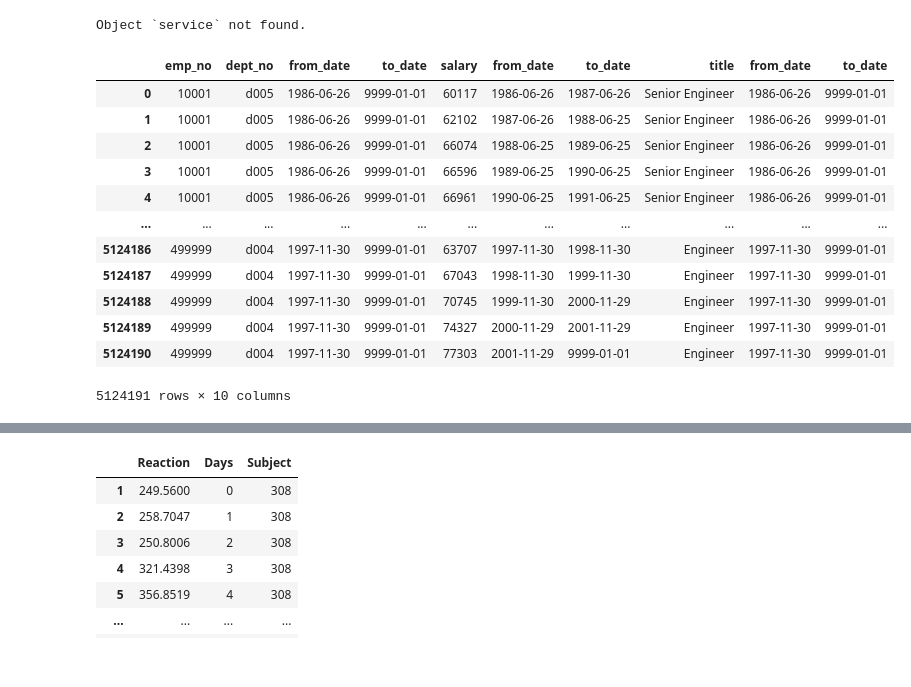
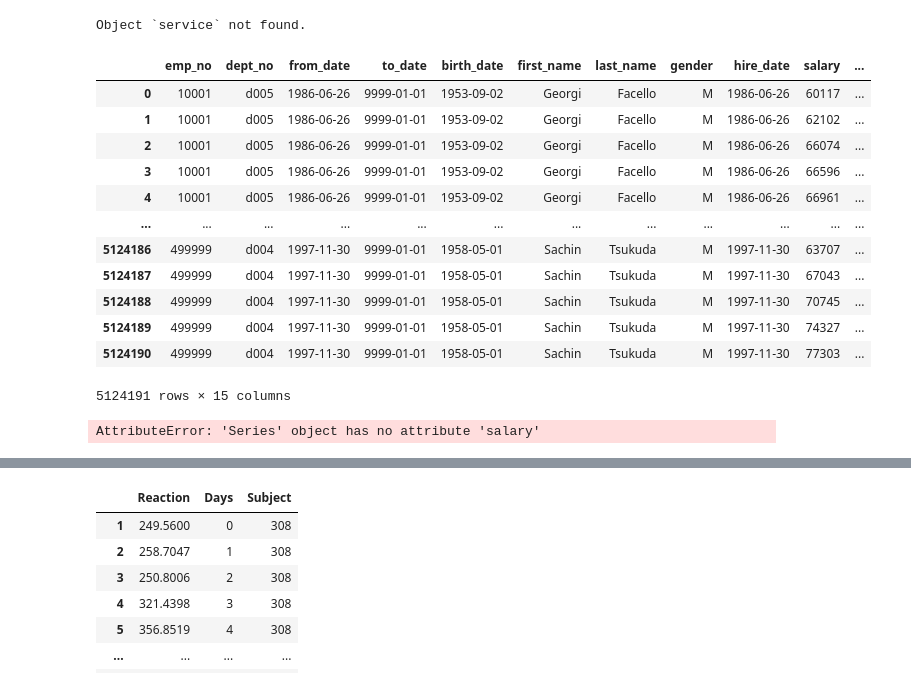
Before and after one commit to Alfred-W-S-Pirovits-Jr/statistics-exercises, a Jupyter notebook: hypothesis_testing.ipynb, the cells around one changed output, grey strips where cells are left out. Drawn from its saved outputs; the diff is of its cells as text; code cells hidden in the pictures.

```diff
--- a/hypothesis_testing.ipynb
+++ b/hypothesis_testing.ipynb
@@ -353,26 +353,31 @@ Object `service` not found.
 # %%
 query2 = '''
 SELECT *
 FROM dept_emp
-LEFT JOIN salaries USING (emp_no)
-LEFT JOIN titles USING(emp_no)
+JOIN employees USING (emp_no)
+JOIN salaries USING (emp_no)
+JOIN titles USING(emp_no);
 '''
 
 employees = pd.read_sql(query2, get_db_url('employees'))
 employees
 # %% [output]
-|  | emp_no | dept_no | from_date | to_date | salary | from_date | to_date | title | from_date | to_date |
-| 0 | 10001 | d005 | 1986-06-26 | 9999-01-01 | 60117 | 1986-06-26 | 1987-06-26 | Senior Engineer | 1986-06-26 | 9999-01-01 |
-| 1 | 10001 | d005 | 1986-06-26 | 9999-01-01 | 62102 | 1987-06-26 | 1988-06-25 | Senior Engineer | 1986-06-26 | 9999-01-01 |
-| 2 | 10001 | d005 | 1986-06-26 | 9999-01-01 | 66074 | 1988-06-25 | 1989-06-25 | Senior Engineer | 1986-06-26 | 9999-01-01 |
-| 3 | 10001 | d005 | 1986-06-26 | 9999-01-01 | 66596 | 1989-06-25 | 1990-06-25 | Senior Engineer | 1986-06-26 | 9999-01-01 |
-| 4 | 10001 | d005 | 1986-06-26 | 9999-01-01 | 66961 | 1990-06-25 | 1991-06-25 | Senior Engineer | 1986-06-26 | 9999-01-01 |
-| ... | ... | ... | ... | ... | ... | ... | ... | ... | ... | ... |
-| 5124186 | 499999 | d004 | 1997-11-30 | 9999-01-01 | 63707 | 1997-11-30 | 1998-11-30 | Engineer | 1997-11-30 | 9999-01-01 |
-| 5124187 | 499999 | d004 | 1997-11-30 | 9999-01-01 | 67043 | 1998-11-30 | 1999-11-30 | Engineer | 1997-11-30 | 9999-01-01 |
-| 5124188 | 499999 | d004 | 1997-11-30 | 9999-01-01 | 70745 | 1999-11-30 | 2000-11-29 | Engineer | 1997-11-30 | 9999-01-01 |
-| 5124189 | 499999 | d004 | 1997-11-30 | 9999-01-01 | 74327 | 2000-11-29 | 2001-11-29 | Engineer | 1997-11-30 | 9999-01-01 |
-| 5124190 | 499999 | d004 | 1997-11-30 | 9999-01-01 | 77303 | 2001-11-29 | 9999-01-01 | Engineer | 1997-11-30 | 9999-01-01 |
+|  | emp_no | dept_no | from_date | to_date | birth_date | first_name | last_name | gender | hire_date | salary | ... |
+| 0 | 10001 | d005 | 1986-06-26 | 9999-01-01 | 1953-09-02 | Georgi | Facello | M | 1986-06-26 | 60117 | ... |
+| 1 | 10001 | d005 | 1986-06-26 | 9999-01-01 | 1953-09-02 | Georgi | Facello | M | 1986-06-26 | 62102 | ... |
+| 2 | 10001 | d005 | 1986-06-26 | 9999-01-01 | 1953-09-02 | Georgi | Facello | M | 1986-06-26 | 66074 | ... |
+| 3 | 10001 | d005 | 1986-06-26 | 9999-01-01 | 1953-09-02 | Georgi | Facello | M | 1986-06-26 | 66596 | ... |
+| 4 | 10001 | d005 | 1986-06-26 | 9999-01-01 | 1953-09-02 | Georgi | Facello | M | 1986-06-26 | 66961 | ... |
+| ... | ... | ... | ... | ... | ... | ... | ... | ... | ... | ... | ... |
+| 5124186 | 499999 | d004 | 1997-11-30 | 9999-01-01 | 1958-05-01 | Sachin | Tsukuda | M | 1997-11-30 | 63707 | ... |
+| 5124187 | 499999 | d004 | 1997-11-30 | 9999-01-01 | 1958-05-01 | Sachin | Tsukuda | M | 1997-11-30 | 67043 | ... |
+| 5124188 | 499999 | d004 | 1997-11-30 | 9999-01-01 | 1958-05-01 | Sachin | Tsukuda | M | 1997-11-30 | 70745 | ... |
+| 5124189 | 499999 | d004 | 1997-11-30 | 9999-01-01 | 1958-05-01 | Sachin | Tsukuda | M | 1997-11-30 | 74327 | ... |
+| 5124190 | 499999 | d004 | 1997-11-30 | 9999-01-01 | 1958-05-01 | Sachin | Tsukuda | M | 1997-11-30 | 77303 | ... |
-5124191 rows × 10 columns
+5124191 rows × 15 columns
 # %%
 Is there a relationship between how long an employee has been with the company and their salary?
+# %%
+employees[]
+# %% [output]
+AttributeError: 'Series' object has no attribute 'salary'
```
Also changed, not shown: parts of 20 cells of this notebook.
